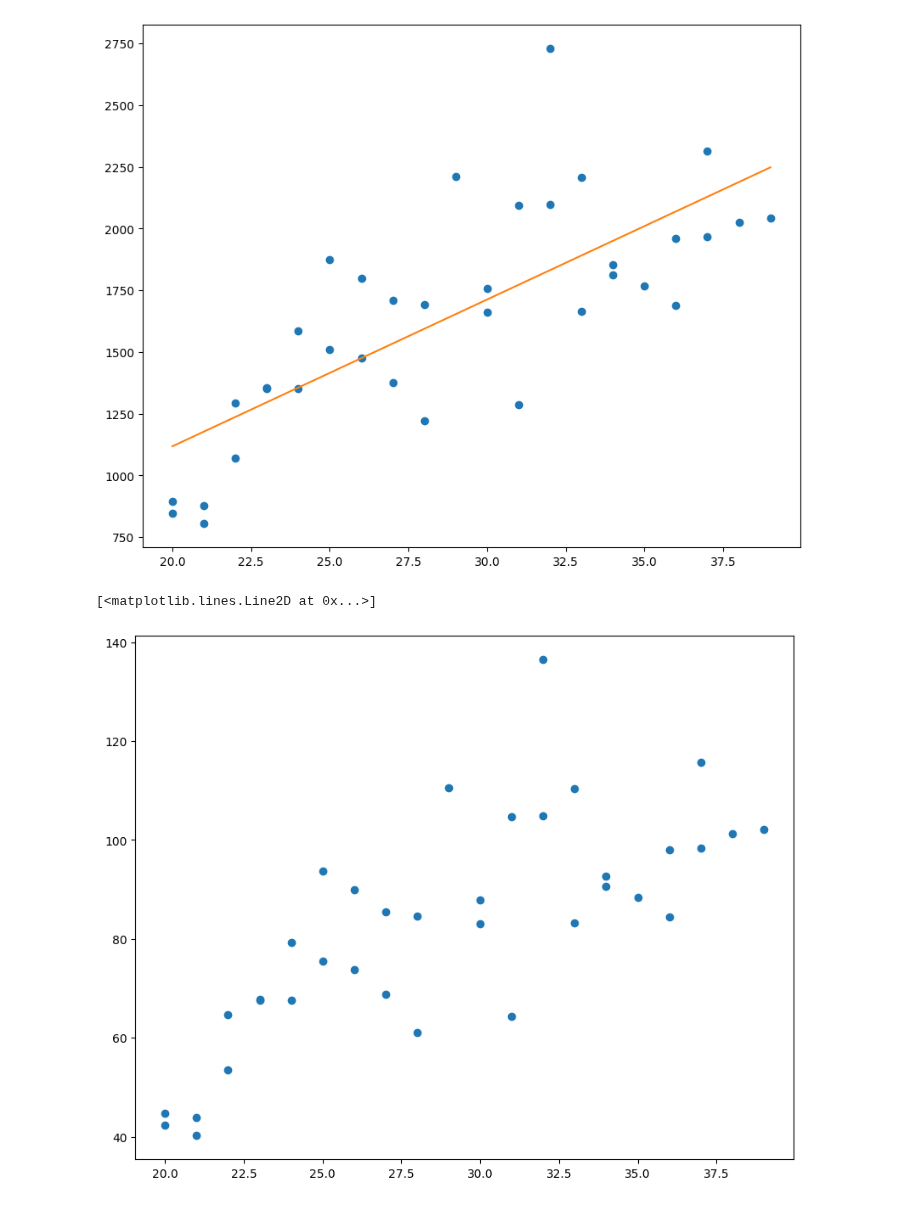
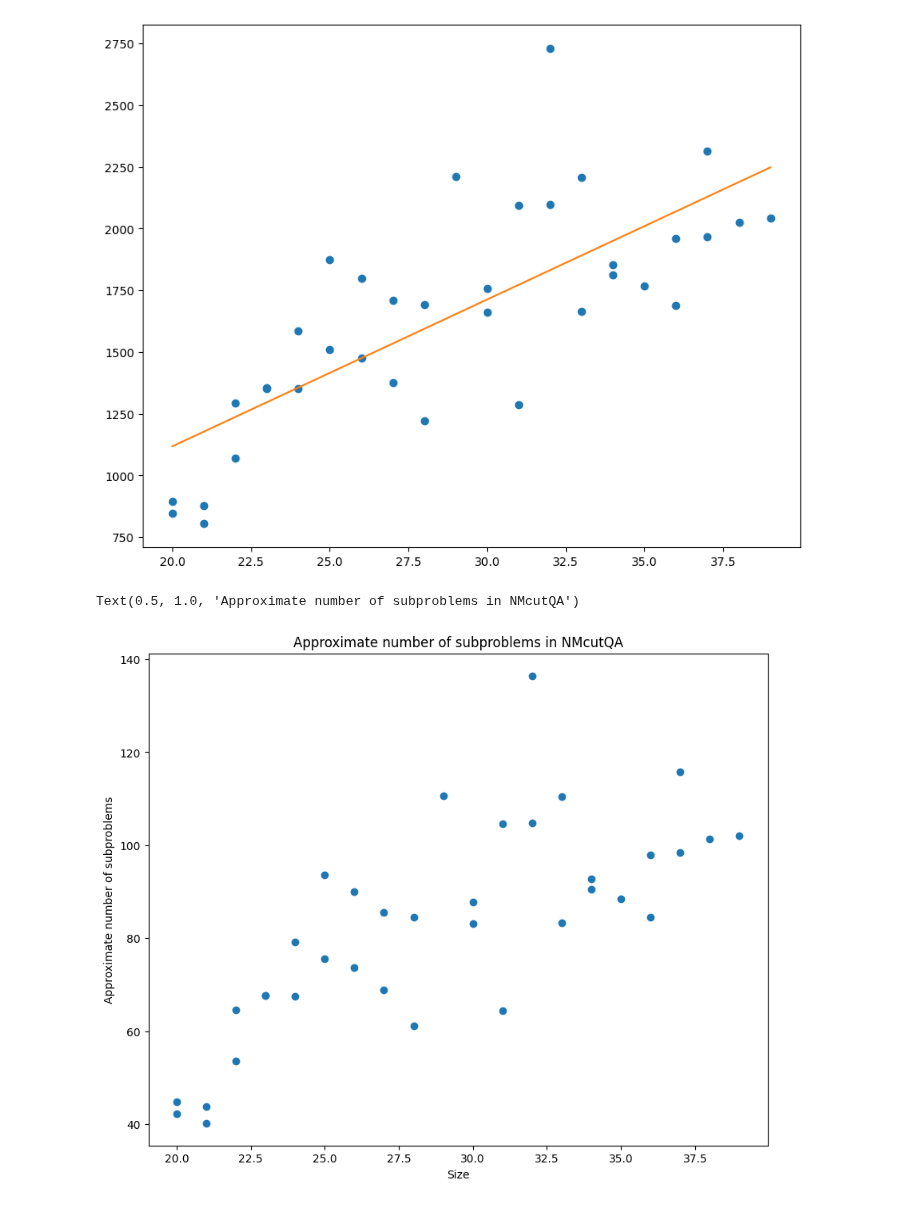
Before and after one commit to Nicofero/PhyloTree_ReConst, a Jupyter notebook: metrics_study.ipynb, the cells around one changed output. Drawn from its saved outputs; the diff is of its cells as text; code cells hidden in the pictures.

```diff
--- a/metrics_study.ipynb
+++ b/metrics_study.ipynb
@@ -126,9 +129,13 @@ plt.show()
 # %%
 transform_time = time['time']/20
 
 plt.subplots(figsize=(10,8))
 
 plt.plot(time['size'], transform_time, 'o')
+plt.xlabel('Size')
+plt.ylabel('Approximate number of subproblems')
+
+plt.title('Approximate number of subproblems in NMcutQA')
 # %% [output]
-[<matplotlib.lines.Line2D at 0x...>]
+Text(0.5, 1.0, 'Approximate number of subproblems in NMcutQA')
-[figure, old version]
+[figure, new version]
```
Also changed, not shown: parts of 8 cells of this notebook, 2 other files.
